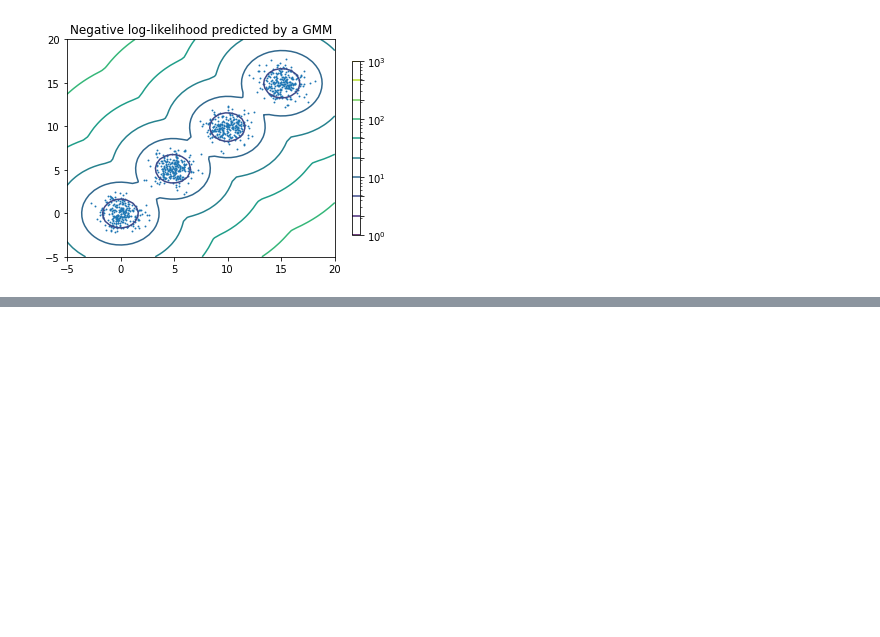
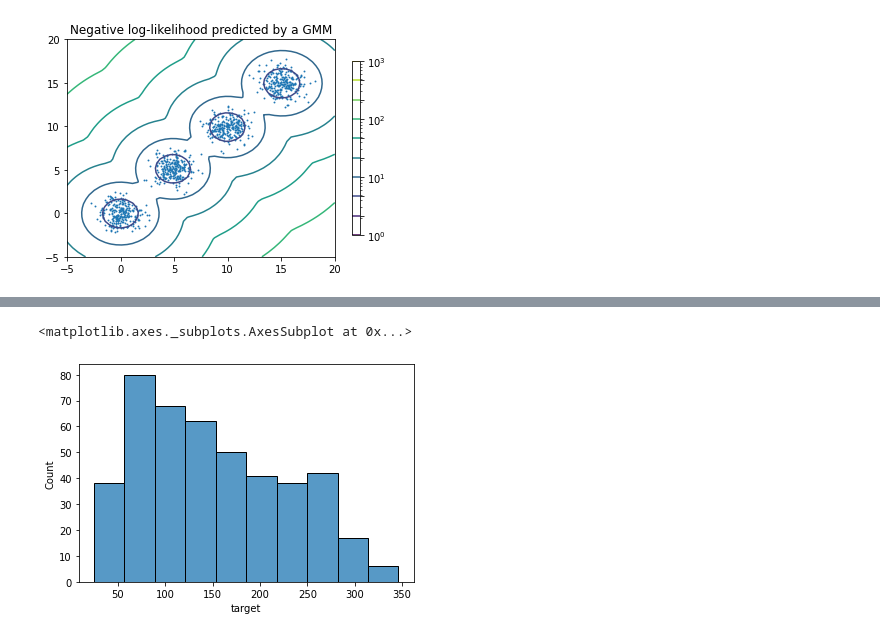
Before and after one commit to yasuhiroinoue/AppMathSci, a Jupyter notebook: 応用数理(2021_12_13).ipynb, the cells around one changed output, grey strips where cells are left out. Saved outputs shown, nothing was run; the diff lists cells and outputs as text; code cells hidden in the pictures; blank space fills up the shorter version.

```diff
--- a/応用数理(2021_12_13).ipynb
+++ b/応用数理(2021_12_13).ipynb
@@ -508,0 +545,6 @@ plt.show()
+# %%
+##target値のヒストグラム
+sns.histplot(df['target'])
+# %% [output]
+<matplotlib.axes._subplots.AxesSubplot at 0x...>
+[figure, added]
```
Also changed, not shown: parts of 11 cells of this notebook.
